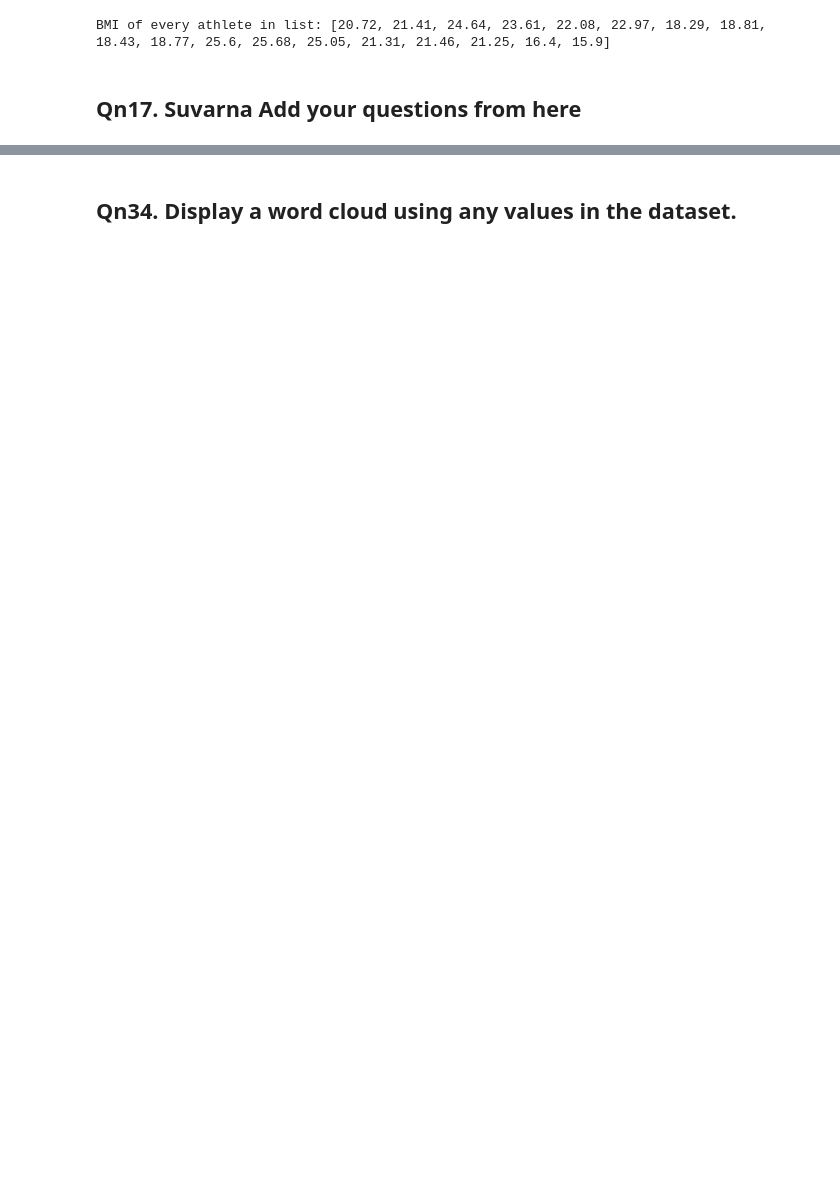
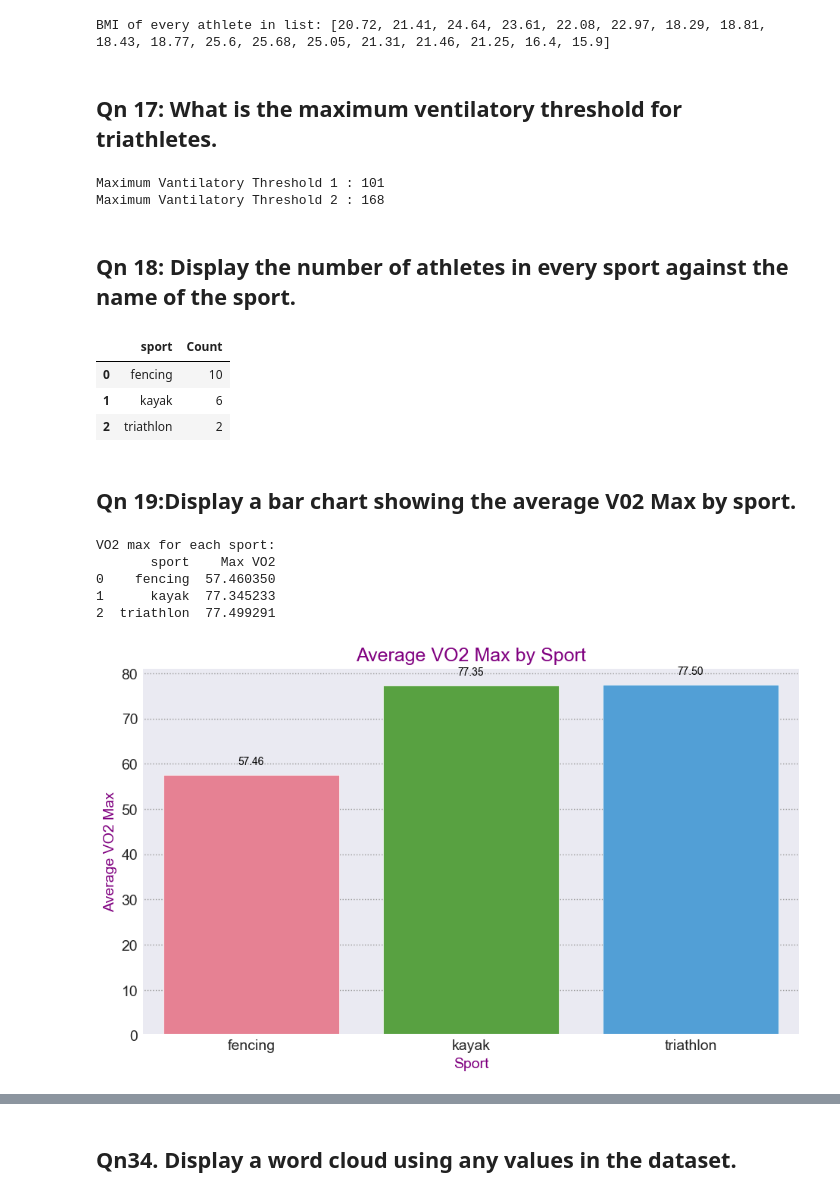
Before and after one commit to Swathikoneti/Team09_HackathonQueens_PythonHackathon_Aug24, a Jupyter notebook: Team09_HackathonQueens_Main80Questions.ipynb, the cells around one changed output, grey strips where cells are left out. Saved outputs shown, nothing was run; the diff lists cells and outputs as text; code cells hidden in the pictures; blank space fills up the shorter version.

```diff
--- a/Team09_HackathonQueens_Main80Questions.ipynb
+++ b/Team09_HackathonQueens_Main80Questions.ipynb
@@ -462,4 +467,69 @@ print("BMI of every athlete in list:",bmi_list)
 # %% [output]
 BMI of every athlete in list: [20.72, 21.41, 24.64, 23.61, 22.08, 22.97, 18.29, 18.81, 18.43, 18.77, 25.6, 25.68, 25.05, 21.31, 21.46, 21.25, 16.4, 15.9]
 # %% [markdown]
-## Qn17. Suvarna Add your questions from here
+## Qn 17: What is the maximum ventilatory threshold for triathletes.
+# %%
+#merging triathlon and athlete datasets
+max_VT=ath[ath['sport'] == 'triathlon']
+
+#getting max VT
+max_pvt1=max_VT['P_vt1'].max()
+max_pvt2=max_VT['P_vt2'].max()
+print('Maximum Vantilatory Threshold 1 :', max_pvt1)
+print('Maximum Vantilatory Threshold 2 :', max_pvt2)
+# %% [output]
+Maximum Vantilatory Threshold 1 : 101
+Maximum Vantilatory Threshold 2 : 168
+# %% [markdown]
+## Qn 18: Display the number of athletes in every sport against the name of the sport.
+# %%
+#find counts of athletes
+sport_ct=ath.groupby('sport')['ID'].nunique()
+sport_ct=sport_ct.reset_index(name='Count')
+#printing the result
+sport_ct
+# %% [output]
+|  | sport | Count |
+| 0 | fencing | 10 |
+| 1 | kayak | 6 |
+| 2 | triathlon | 2 |
+# %% [markdown]
+## Qn 19:Display a bar chart showing the average V02 Max by sport.
+# %%
+maxVO2=pd.DataFrame(ath)
+#Sum the VO2 values for each ID
+total_VO2 = final_table.groupby('ID')['VO2'].sum().reset_index()
+#Merge sum of VO2 values for each id to maxVO2 dataframe
+maxVO2=pd.merge(maxVO2,total_VO2,on='ID')
+#print(maxVO2)
+#Find Max VO2 which is VO2 divided by each athlete weight
+maxVO2['Max VO2']=maxVO2['VO2']/maxVO2['Weight']
+#find the avg vo2 max group by sport
+avg_maxvo2=maxVO2.groupby('sport')['Max VO2'].mean().reset_index()
+print('VO2 max for each sport:')
+print(avg_maxvo2)
+# Set the style of the plot
+sns.set_style('darkgrid' ,{'grid.color': '.6', 'grid.linestyle': ':'})
+#Plot bar chart
+plt.figure(figsize=(10, 6))
+ax=sns.barplot(x='sport', y='Max VO2', data=avg_maxvo2, palette='husl')
+#To show count
+for p in ax.patches:
+ height = p.get_height()
+ # Format height to 2 decimal points
+ label = f'{height:.2f}'
+ ax.annotate(label, (p.get_x() + p.get_width() / 2., height), ha='center',va='baseline', fontsize=10, color='black', xytext=(0, 10), textcoords='offset points')
+#Assign titles and lables
+plt.title('Average VO2 Max by Sport',fontsize=18, color ='Purple')
+plt.xlabel('Sport', fontsize=14, color ='Purple')
+plt.ylabel('Average VO2 Max', fontsize=14, color ='Purple')
+plt.xticks(fontsize=14);
+plt.yticks(fontsize=14);
+plt.show()
+# %% [output]
+VO2 max for each sport:
+       sport    Max VO2
+0    fencing  57.460350
+1      kayak  77.345233
+2  triathlon  77.499291
+[figure, added]
```
Also changed, not shown: parts of 78 cells of this notebook, 2 other files.
